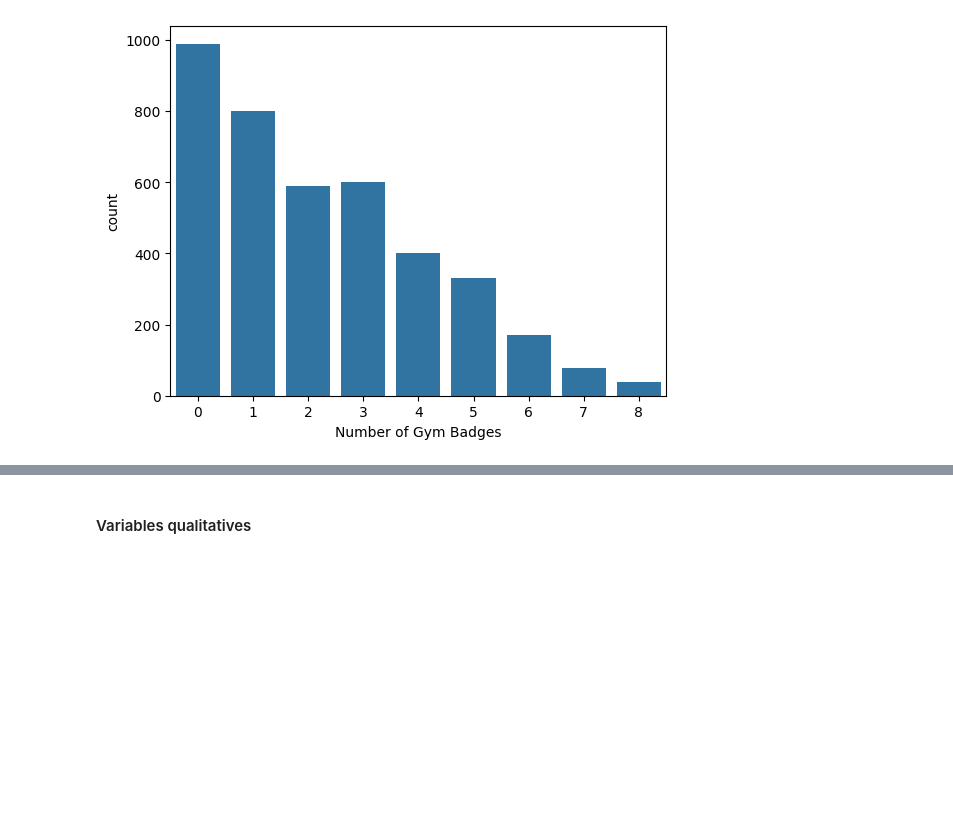
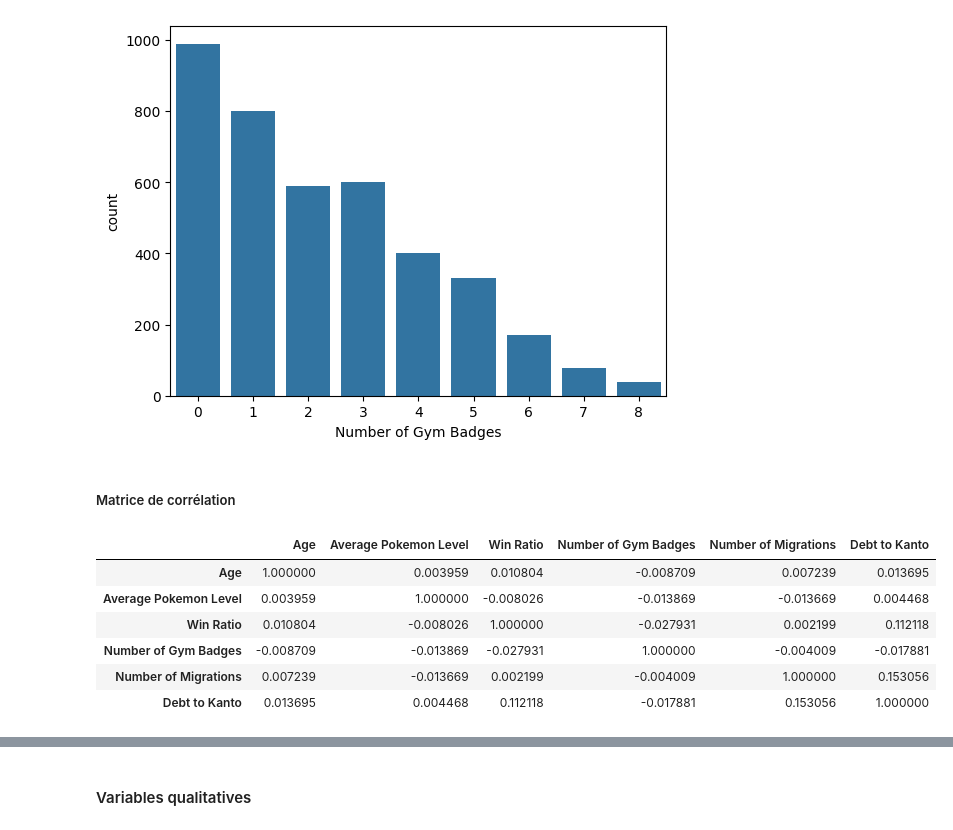
Before and after one commit to ValentinRonsseray/pokemon_dataset, a Jupyter notebook: 01_eda.ipynb, the cells around one changed output, grey strips where cells are left out. Drawn from its saved outputs; the diff is of its cells as text; code cells hidden in the pictures; blank space fills up the shorter version.

```diff
--- a/01_eda.ipynb
+++ b/01_eda.ipynb
@@ -329,3 +329,15 @@ sns.countplot(data=df_train, x="Number of Gym Badges")
 # %% [output]
 <Axes: xlabel='Number of Gym Badges', ylabel='count'>
 [figure]
+# %% [markdown]
+##### Matrice de corrélation
+# %%
+df_train[quantitative_variables].corr()
+# %% [output]
+|  | Age | Average Pokemon Level | Win Ratio | Number of Gym Badges | Number of Migrations | Debt to Kanto |
+| Age | 1.000000 | 0.003959 | 0.010804 | -0.008709 | 0.007239 | 0.013695 |
+| Average Pokemon Level | 0.003959 | 1.000000 | -0.008026 | -0.013869 | -0.013669 | 0.004468 |
+| Win Ratio | 0.010804 | -0.008026 | 1.000000 | -0.027931 | 0.002199 | 0.112118 |
+| Number of Gym Badges | -0.008709 | -0.013869 | -0.027931 | 1.000000 | -0.004009 | -0.017881 |
+| Number of Migrations | 0.007239 | -0.013669 | 0.002199 | -0.004009 | 1.000000 | 0.153056 |
+| Debt to Kanto | 0.013695 | 0.004468 | 0.112118 | -0.017881 | 0.153056 | 1.000000 |
```
Also changed, not shown: parts of 3 cells of this notebook.
